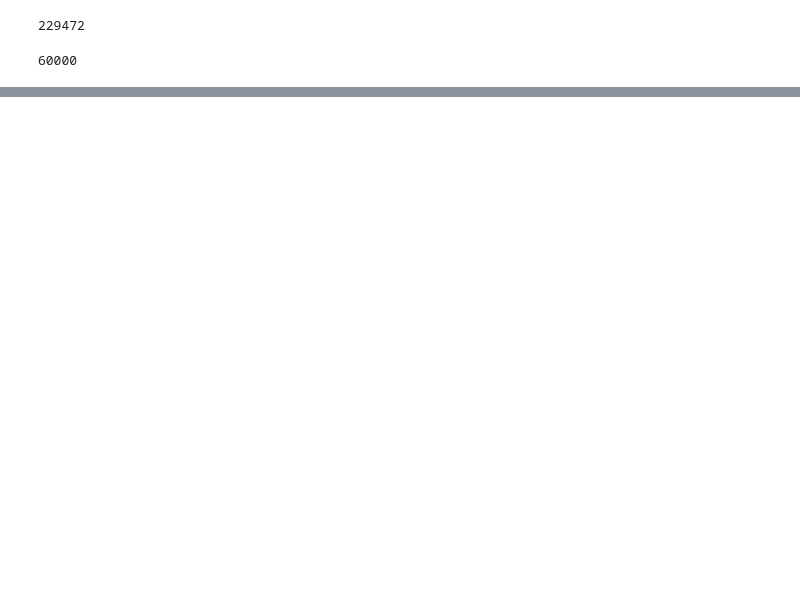
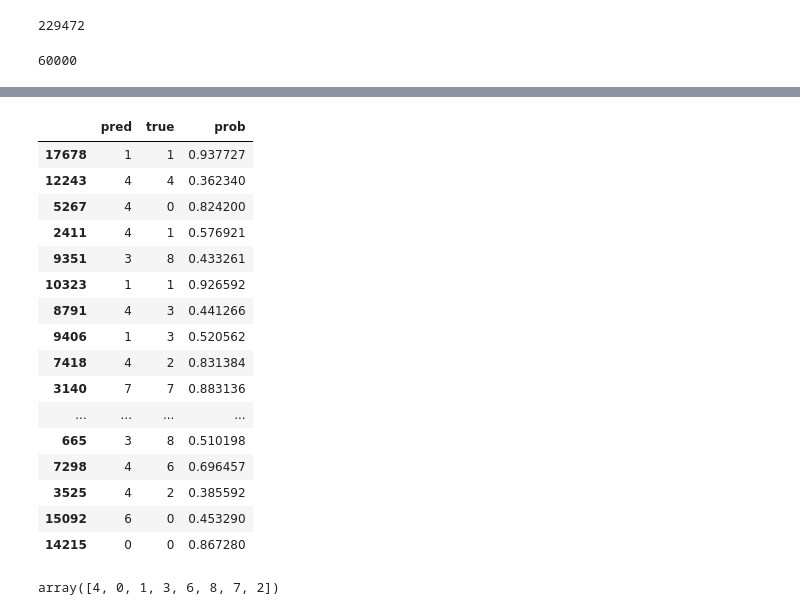
Before and after one commit to ma-ji/npo_classifier, a Jupyter notebook: script/classification_algorithms/glove50d_keras.ipynb, the cells around one changed output, grey strips where cells are left out. Drawn from its saved outputs; the diff is of its cells as text; code cells hidden in the pictures; blank space fills up the shorter version.

```diff
--- a/script/classification_algorithms/glove50d_keras.ipynb
+++ b/script/classification_algorithms/glove50d_keras.ipynb
@@ -341,0 +442,24 @@ df_val.head()
+# %%
+df_val.sample(20)
+# %% [output]
+|  | pred | true | prob |
+| 17678 | 1 | 1 | 0.937727 |
+| 12243 | 4 | 4 | 0.362340 |
+| 5267 | 4 | 0 | 0.824200 |
+| 2411 | 4 | 1 | 0.576921 |
+| 9351 | 3 | 8 | 0.433261 |
+| 10323 | 1 | 1 | 0.926592 |
+| 8791 | 4 | 3 | 0.441266 |
+| 9406 | 1 | 3 | 0.520562 |
+| 7418 | 4 | 2 | 0.831384 |
+| 3140 | 7 | 7 | 0.883136 |
+| ... | ... | ... | ... |
+| 665 | 3 | 8 | 0.510198 |
+| 7298 | 4 | 6 | 0.696457 |
+| 3525 | 4 | 2 | 0.385592 |
+| 15092 | 6 | 0 | 0.453290 |
+| 14215 | 0 | 0 | 0.867280 |
+# %%
+df_95.pred.unique()
+# %% [output]
+array([4, 0, 1, 3, 6, 8, 7, 2])
```
Also changed, not shown: parts of 42 cells of this notebook, 3 other files.
